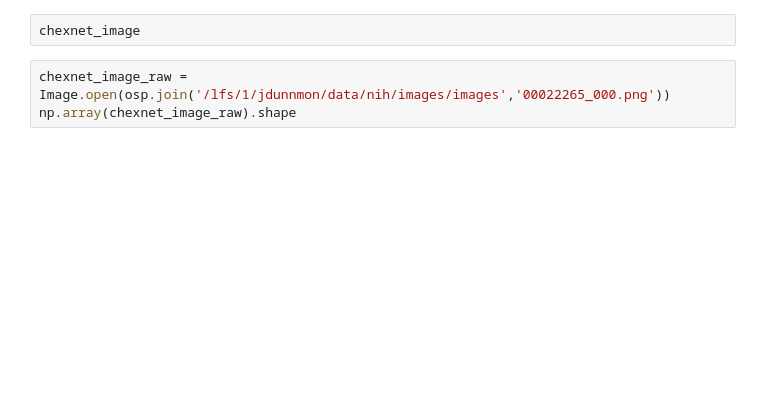
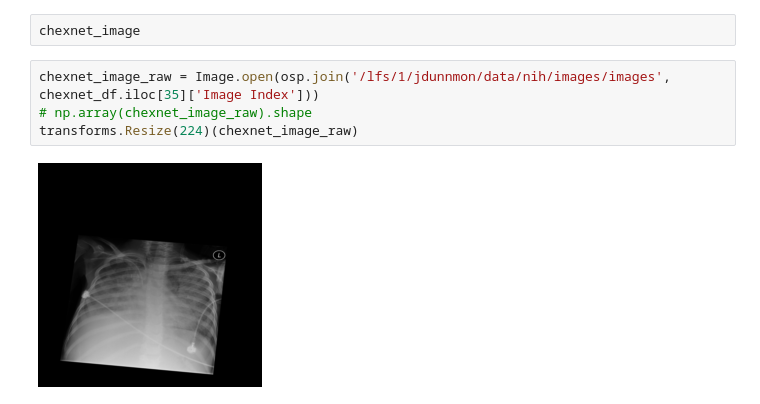
Before and after one commit to geoffreyangus/pytorch-classification, a Jupyter notebook: notebooks/mimic/12_04_19.ipynb, the cells around one changed output. Cells and saved outputs as stored; diff of their text form; blank space fills up the shorter version.

```diff
--- a/notebooks/mimic/12_04_19.ipynb
+++ b/notebooks/mimic/12_04_19.ipynb
@@ -65,5 +120,8 @@ np.array(chexnet_image).shape
 # %%
 chexnet_image
 # %%
-chexnet_image_raw = Image.open(osp.join('/lfs/1/jdunnmon/data/nih/images/images','00022265_000.png'))
-np.array(chexnet_image_raw).shape
+chexnet_image_raw = Image.open(osp.join('/lfs/1/jdunnmon/data/nih/images/images', chexnet_df.iloc[35]['Image Index']))
+# np.array(chexnet_image_raw).shape
+transforms.Resize(224)(chexnet_image_raw)
+# %% [output]
+[figure, added]
```
Also changed, not shown: parts of 10 cells of this notebook, 7 other files.
